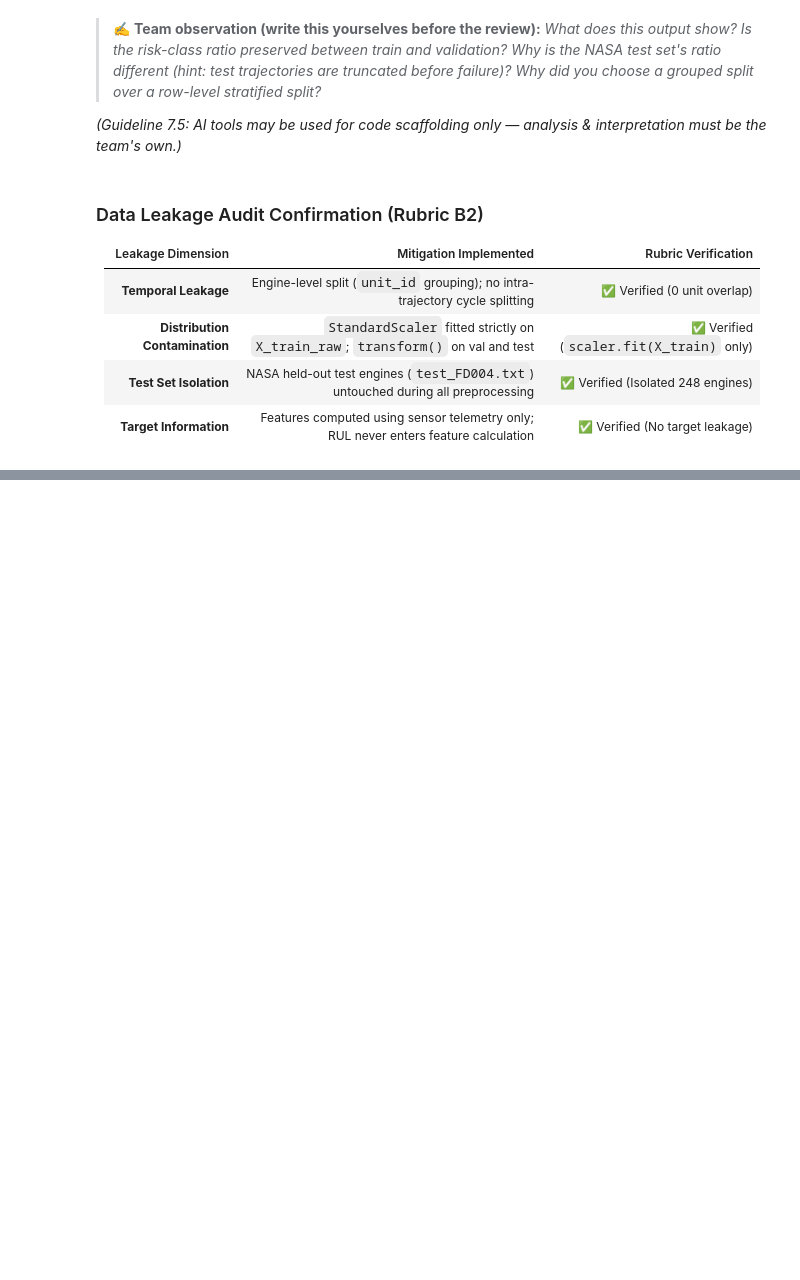
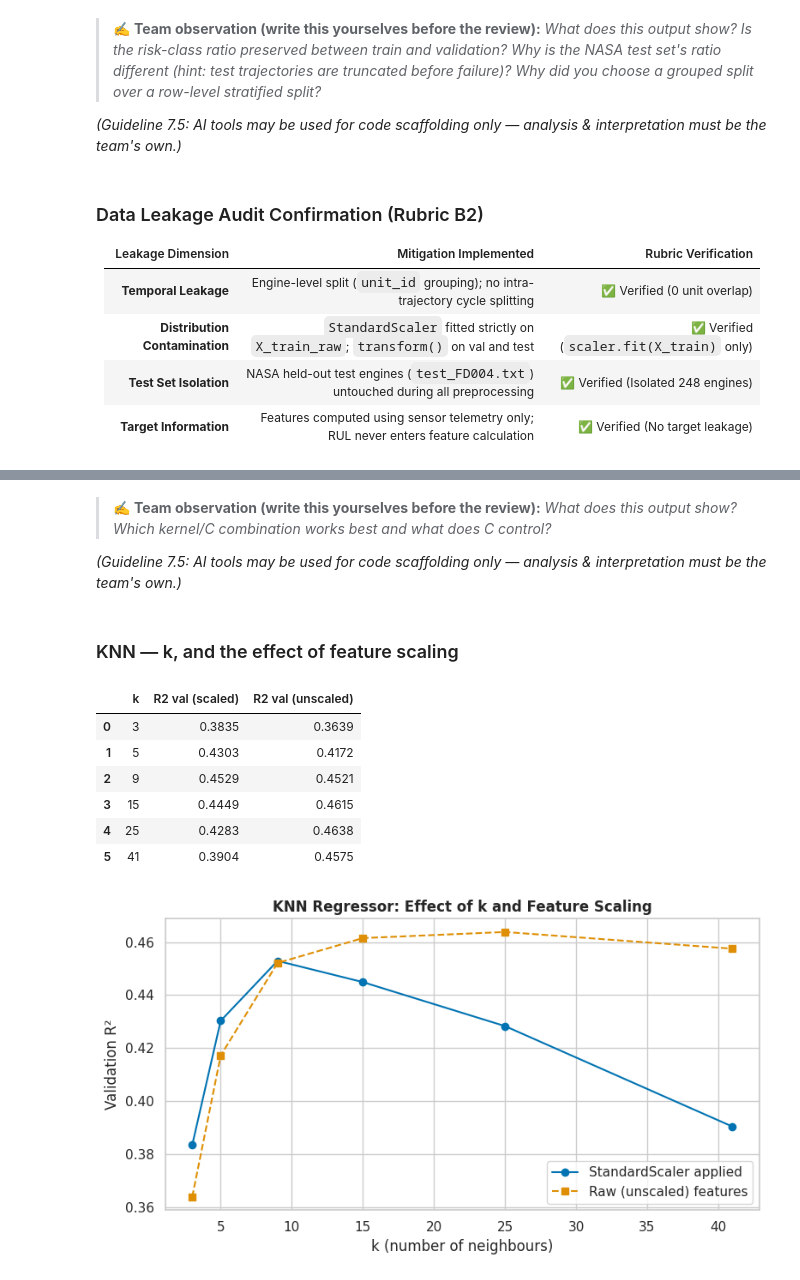
Before and after one commit to Dharshanashri-2986/ML_CAPSTONE_TEAM-14, a Jupyter notebook: notebooks/regression.ipynb, the cells around one changed output, grey strips where cells are left out. Saved outputs shown, nothing was run; the diff lists cells and outputs as text; code cells hidden in the pictures; blank space fills up the shorter version.

```diff
--- a/notebooks/01_EDA_Preprocessing.ipynb
+++ b/notebooks/regression.ipynb
@@ -515,0 +1136,36 @@ _(Guideline 7.5: AI tools may be used for code scaffolding only — analysis & i
+# %% [markdown]
+> ✍️ **Team observation (write this yourselves before the review):** _What does this output show? Which kernel/C combination works best and what does C control?_
+
+_(Guideline 7.5: AI tools may be used for code scaffolding only — analysis & interpretation must be the team's own.)_
+# %% [markdown]
+### KNN — k, and the effect of feature scaling
+# %%
+# Recover unscaled features with the train-fitted scaler to show why scaling matters for distance-based models
+scaler_ = ds['scaler']
+X_train_unscaled = scaler_.inverse_transform(X_train)
+X_val_unscaled = scaler_.inverse_transform(X_val)
+
+knn_rows = []
+for k in [3, 5, 9, 15, 25, 41]:
+    ks = KNeighborsRegressor(n_neighbors=k, n_jobs=-1).fit(X_train, y_train)
+    ku = KNeighborsRegressor(n_neighbors=k, n_jobs=-1).fit(X_train_unscaled, y_train)
+    knn_rows.append({'k': k, 'R2 val (scaled)': r2_score(y_val, ks.predict(X_val)),
+                     'R2 val (unscaled)': r2_score(y_val, ku.predict(X_val_unscaled))})
+knn_sweep = pd.DataFrame(knn_rows).round(4)
+display(knn_sweep)
+
+fig, ax = plt.subplots(figsize=(8, 4.5))
+ax.plot(knn_sweep['k'], knn_sweep['R2 val (scaled)'], 'o-', label='StandardScaler applied')
+ax.plot(knn_sweep['k'], knn_sweep['R2 val (unscaled)'], 's--', label='Raw (unscaled) features')
+ax.set_xlabel('k (number of neighbours)'); ax.set_ylabel('Validation R²'); ax.legend()
+ax.set_title('KNN Regressor: Effect of k and Feature Scaling')
+plt.tight_layout(); plt.show()
+# %% [output]
+|  | k | R2 val (scaled) | R2 val (unscaled) |
+| 0 | 3 | 0.3835 | 0.3639 |
+| 1 | 5 | 0.4303 | 0.4172 |
+| 2 | 9 | 0.4529 | 0.4521 |
+| 3 | 15 | 0.4449 | 0.4615 |
+| 4 | 25 | 0.4283 | 0.4638 |
+| 5 | 41 | 0.3904 | 0.4575 |
+[figure, added]
```
Also changed, not shown: parts of 100 cells of this notebook, 1 other file.
